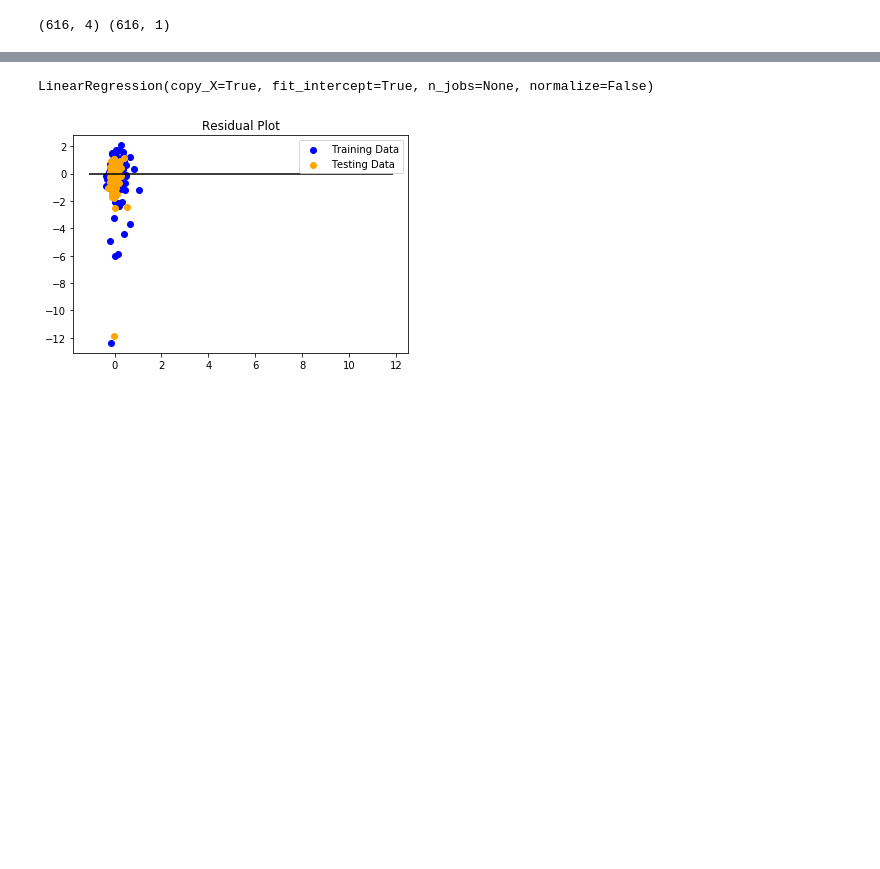
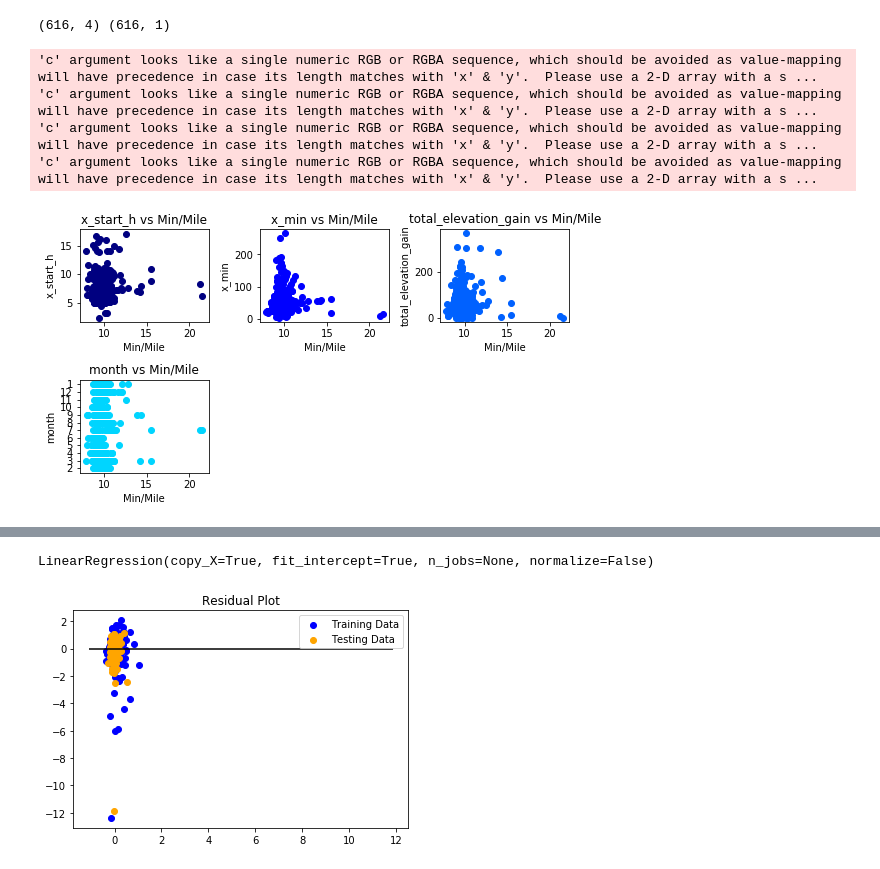
Before and after one commit to jmbruner37/fitness_tracking, a Jupyter notebook: machine_learning/Regression_MR.ipynb, the cells around one changed output, grey strips where cells are left out. Saved outputs shown, nothing was run; the diff lists cells and outputs as text; code cells hidden in the pictures; blank space fills up the shorter version.

```diff
--- a/machine_learning/Regression_MR.ipynb
+++ b/machine_learning/Regression_MR.ipynb
@@ -50,2 +57,28 @@ print(X.shape, y.shape)
 # %% [output]
 (616, 4) (616, 1)
+# %%
+jet= plt.get_cmap('jet')
+colors = iter(jet(np.linspace(0,1,10)))
+
+def correlation(df,variables, n_rows, n_cols):
+    fig = plt.figure(figsize=(8,6))
+    #fig = plt.figure(figsize=(14,9))
+    for i, var in enumerate(variables):
+        ax = fig.add_subplot(n_rows,n_cols,i+1)
+        asset = df.loc[:,var]
+        ax.scatter(df["x_min/mi"], asset, c = next(colors))
+        ax.set_xlabel("Min/Mile")
+        ax.set_ylabel("{}".format(var))
+        ax.set_title(var +" vs Min/Mile")
+    fig.tight_layout()
+    plt.show()
+
+variables = X[-1:]
+
+correlation(data,variables,3,3)
+# %% [output]
+'c' argument looks like a single numeric RGB or RGBA sequence, which should be avoided as value-mapping will have precedence in case its length matches with 'x' & 'y'.  Please use a 2-D array with a s ...
+'c' argument looks like a single numeric RGB or RGBA sequence, which should be avoided as value-mapping will have precedence in case its length matches with 'x' & 'y'.  Please use a 2-D array with a s ...
+'c' argument looks like a single numeric RGB or RGBA sequence, which should be avoided as value-mapping will have precedence in case its length matches with 'x' & 'y'.  Please use a 2-D array with a s ...
+'c' argument looks like a single numeric RGB or RGBA sequence, which should be avoided as value-mapping will have precedence in case its length matches with 'x' & 'y'.  Please use a 2-D array with a s ...
+[figure, added]
```
Also changed, not shown: parts of 8 cells of this notebook, 1 other file.
